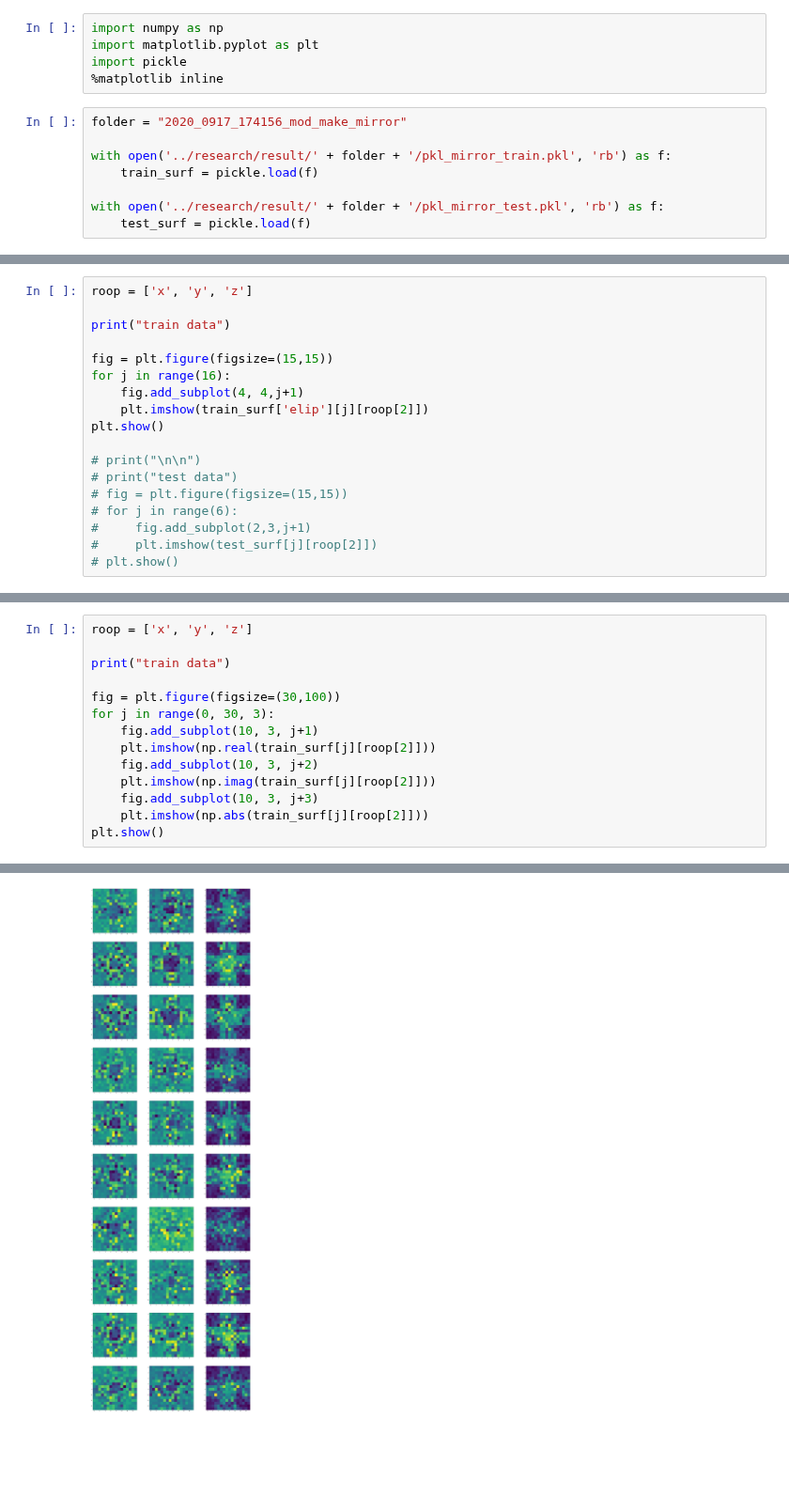
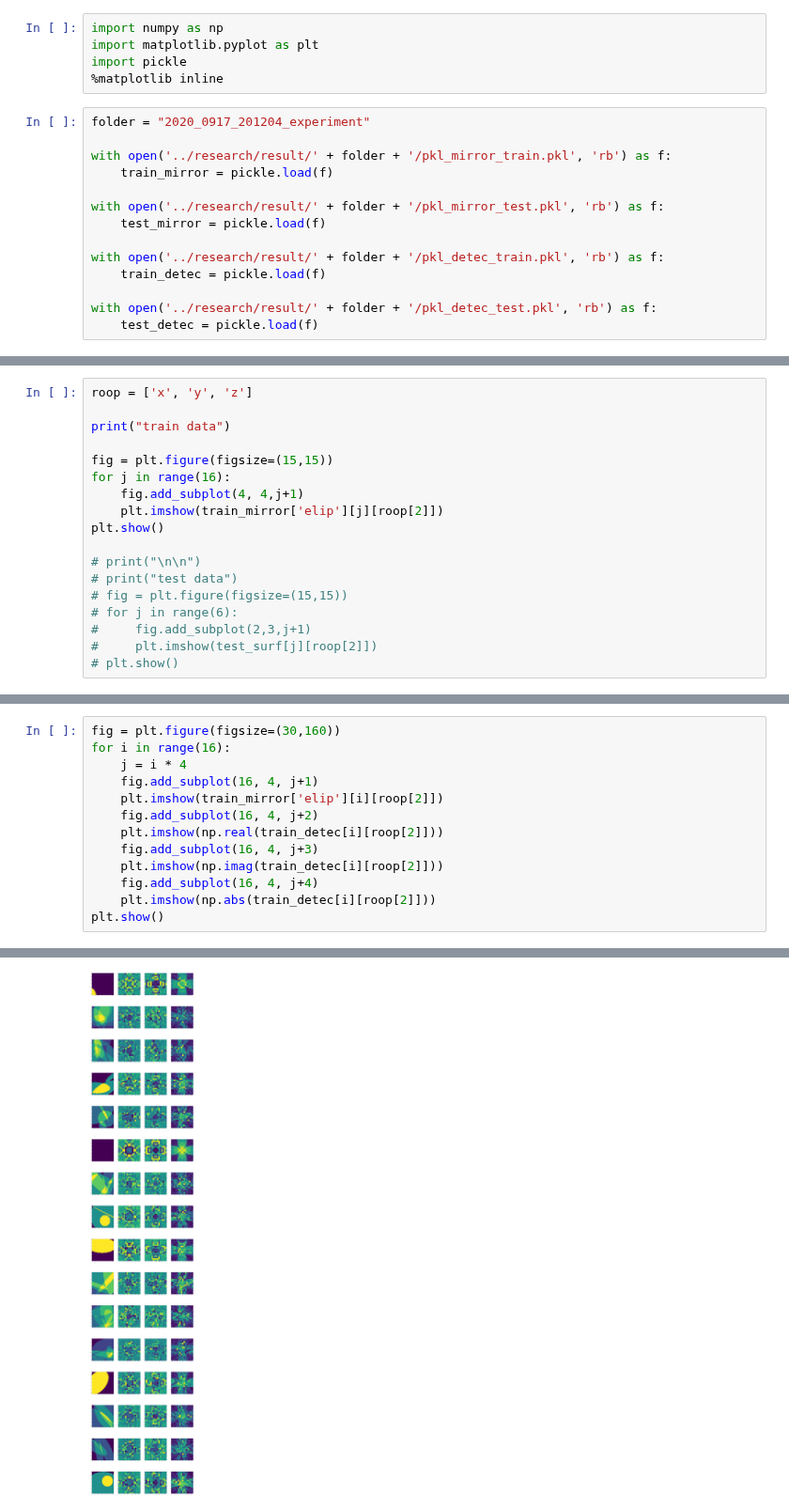
Before and after one commit to Hirochon/laboratory, a Jupyter notebook: experiment/visualize_surface.ipynb, the cells around one changed output, grey strips where cells are left out. Shown at 94% size. Saved outputs shown, nothing was run; the diff lists cells and outputs as text; blank space fills up the shorter version.

```diff
--- a/experiment/visualize_surface.ipynb
+++ b/experiment/visualize_surface.ipynb
@@ -4,10 +4,16 @@ import matplotlib.pyplot as plt
 import pickle
 %matplotlib inline
 # %%
-folder = "2020_0917_174156_mod_make_mirror"
+folder = "2020_0917_201204_experiment"
 
 with open('../research/result/' + folder + '/pkl_mirror_train.pkl', 'rb') as f:
-    train_surf = pickle.load(f)
+    train_mirror = pickle.load(f)
 
 with open('../research/result/' + folder + '/pkl_mirror_test.pkl', 'rb') as f:
-    test_surf = pickle.load(f)
+    test_mirror = pickle.load(f)
+
+with open('../research/result/' + folder + '/pkl_detec_train.pkl', 'rb') as f:
+    train_detec = pickle.load(f)
+
+with open('../research/result/' + folder + '/pkl_detec_test.pkl', 'rb') as f:
+    test_detec = pickle.load(f)
@@ -39,7 +45,7 @@ print("train data")
 fig = plt.figure(figsize=(15,15))
 for j in range(16):
     fig.add_subplot(4, 4,j+1)
-    plt.imshow(train_surf['elip'][j][roop[2]])
+    plt.imshow(train_mirror['elip'][j][roop[2]])
 plt.show()
 
 # print("\n\n")
@@ -81,15 +81,14 @@ array([[ 5.24533913e-04,  1.00293495e-03,  7.75957932e-04,
 # %%
-roop = ['x', 'y', 'z']
-
-print("train data")
-
-fig = plt.figure(figsize=(30,100))
-for j in range(0, 30, 3):
-    fig.add_subplot(10, 3, j+1)
-    plt.imshow(np.real(train_surf[j][roop[2]]))
-    fig.add_subplot(10, 3, j+2)
-    plt.imshow(np.imag(train_surf[j][roop[2]]))
-    fig.add_subplot(10, 3, j+3)
-    plt.imshow(np.abs(train_surf[j][roop[2]]))
+fig = plt.figure(figsize=(30,160))
+for i in range(16):
+    j = i * 4
+    fig.add_subplot(16, 4, j+1)
+    plt.imshow(train_mirror['elip'][i][roop[2]])
+    fig.add_subplot(16, 4, j+2)
+    plt.imshow(np.real(train_detec[i][roop[2]]))
+    fig.add_subplot(16, 4, j+3)
+    plt.imshow(np.imag(train_detec[i][roop[2]]))
+    fig.add_subplot(16, 4, j+4)
+    plt.imshow(np.abs(train_detec[i][roop[2]]))
 plt.show()
 # %% [output]
@@ -97 +95 @@ train data
-[figure, old version]
+[figure, new version]
```
Also changed, not shown: parts of 7 cells of this notebook, 2 other files.
